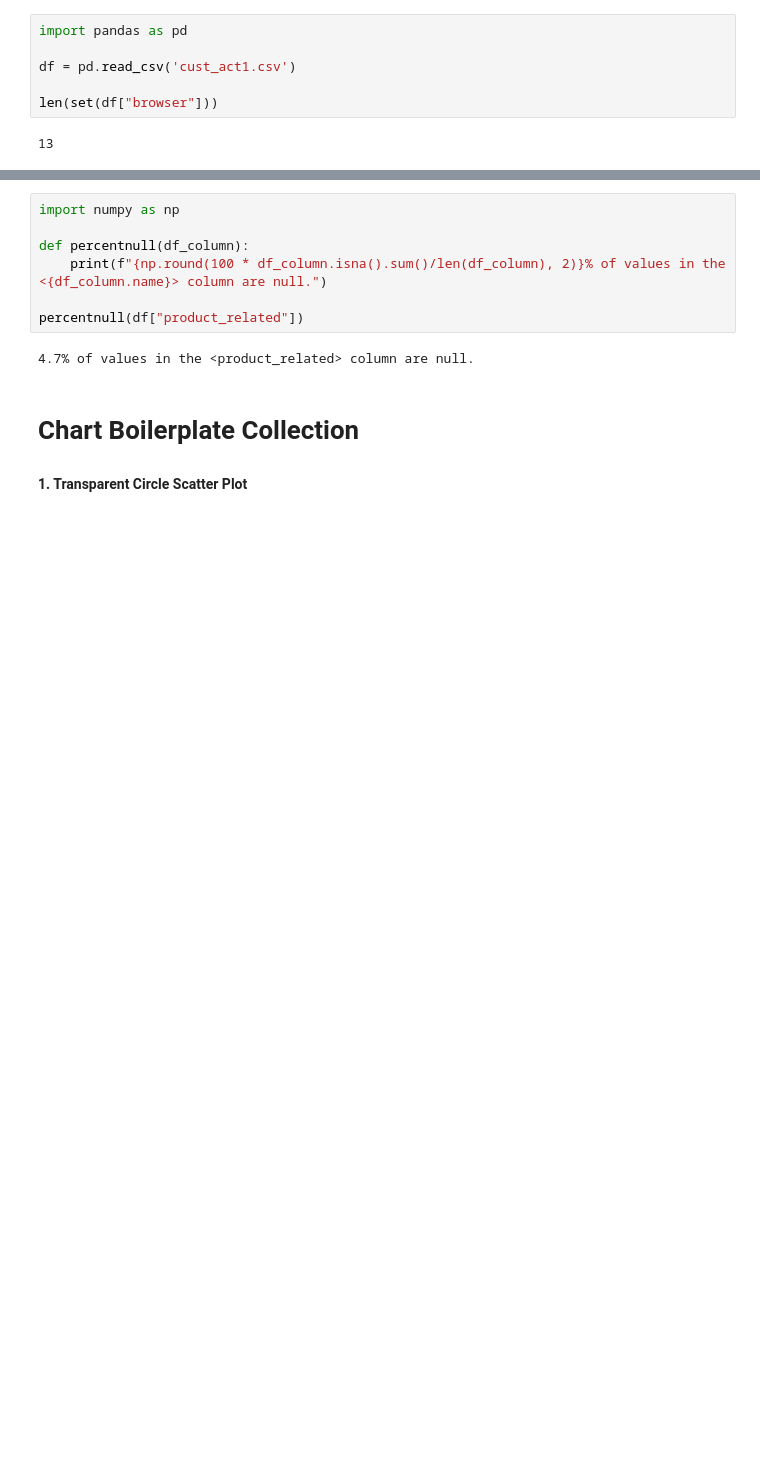
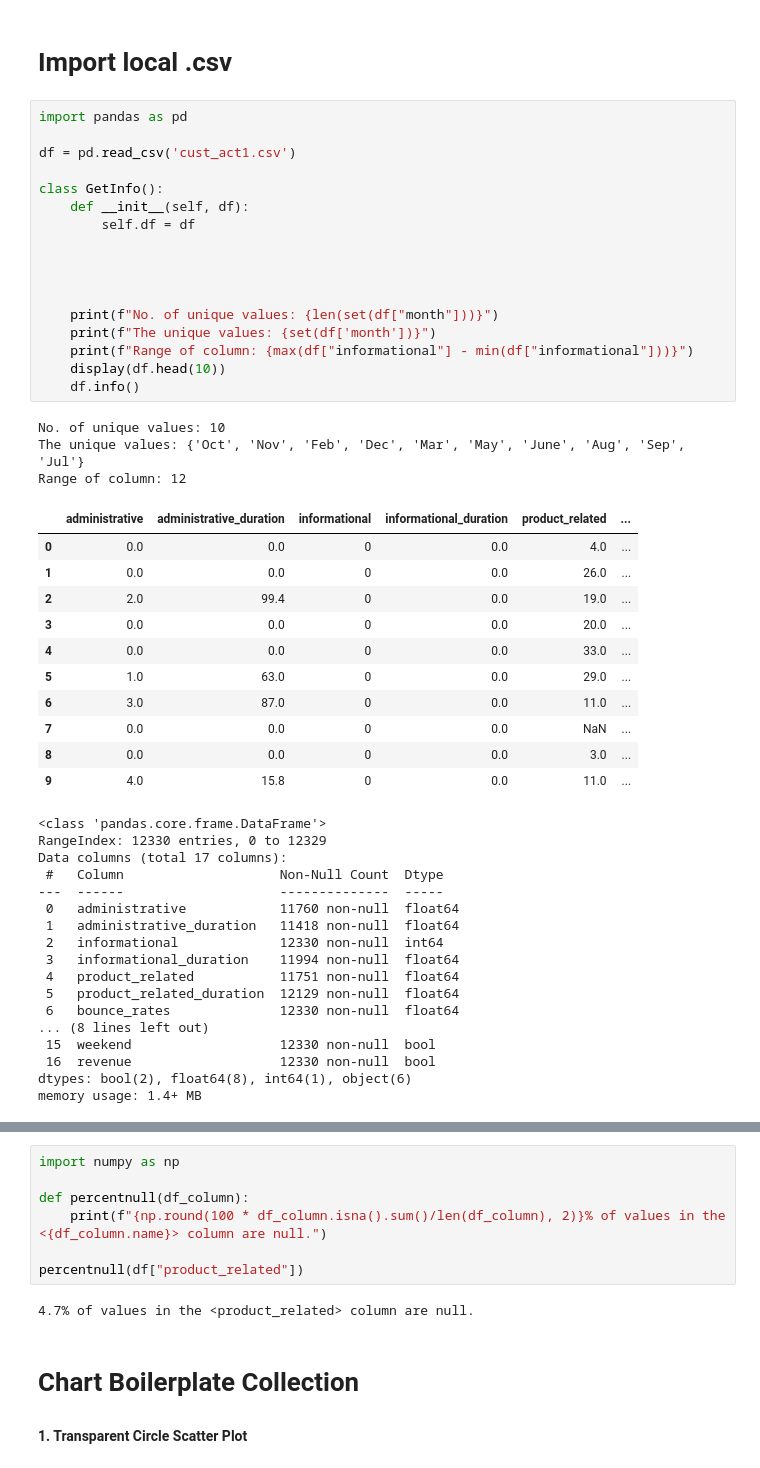
Before and after one commit to kiprenzo/Online-Retail-EDA--Python-Data-Vis, a Jupyter notebook: dataplay.ipynb, the cells around one changed output, grey strips where cells are left out. Drawn from its saved outputs; the diff is of its cells as text; blank space fills up the shorter version.

Commit message:
adds DataTransform & GetInfo  classes

```diff
--- a/dataplay.ipynb
+++ b/dataplay.ipynb
@@ -1,8 +1,51 @@
-# %%
-import pandas as pd
-
-df = pd.read_csv('cust_act1.csv')
-
-len(set(df["browser"]))
-# %% [output]
-13
+# %% [markdown]
+# Import local .csv
+# %%
+import pandas as pd
+
+df = pd.read_csv('cust_act1.csv')
+
+class GetInfo():
+    def __init__(self, df):
+        self.df = df
+
+
+
+
+    print(f"No. of unique values: {len(set(df["month"]))}")
+    print(f"The unique values: {set(df['month'])}")
+    print(f"Range of column: {max(df["informational"] - min(df["informational"]))}")
+    display(df.head(10))
+    df.info()
+# %% [output]
+No. of unique values: 10
+The unique values: {'Oct', 'Nov', 'Feb', 'Dec', 'Mar', 'May', 'June', 'Aug', 'Sep', 'Jul'}
+Range of column: 12
+|  | administrative | administrative_duration | informational | informational_duration | product_related | ... |
+| 0 | 0.0 | 0.0 | 0 | 0.0 | 4.0 | ... |
+| 1 | 0.0 | 0.0 | 0 | 0.0 | 26.0 | ... |
+| 2 | 2.0 | 99.4 | 0 | 0.0 | 19.0 | ... |
+| 3 | 0.0 | 0.0 | 0 | 0.0 | 20.0 | ... |
+| 4 | 0.0 | 0.0 | 0 | 0.0 | 33.0 | ... |
+| 5 | 1.0 | 63.0 | 0 | 0.0 | 29.0 | ... |
+| 6 | 3.0 | 87.0 | 0 | 0.0 | 11.0 | ... |
+| 7 | 0.0 | 0.0 | 0 | 0.0 | NaN | ... |
+| 8 | 0.0 | 0.0 | 0 | 0.0 | 3.0 | ... |
+| 9 | 4.0 | 15.8 | 0 | 0.0 | 11.0 | ... |
+<class 'pandas.core.frame.DataFrame'>
+RangeIndex: 12330 entries, 0 to 12329
+Data columns (total 17 columns):
+ #   Column                    Non-Null Count  Dtype
+---  ------                    --------------  -----
+ 0   administrative            11760 non-null  float64
+ 1   administrative_duration   11418 non-null  float64
+ 2   informational             12330 non-null  int64
+ 3   informational_duration    11994 non-null  float64
+ 4   product_related           11751 non-null  float64
+ 5   product_related_duration  12129 non-null  float64
+ 6   bounce_rates              12330 non-null  float64
+... (8 lines left out)
+ 15  weekend                   12330 non-null  bool
+ 16  revenue                   12330 non-null  bool
+dtypes: bool(2), float64(8), int64(1), object(6)
+memory usage: 1.4+ MB
```
Also changed, not shown: parts of 4 cells of this notebook, 2 other files.
